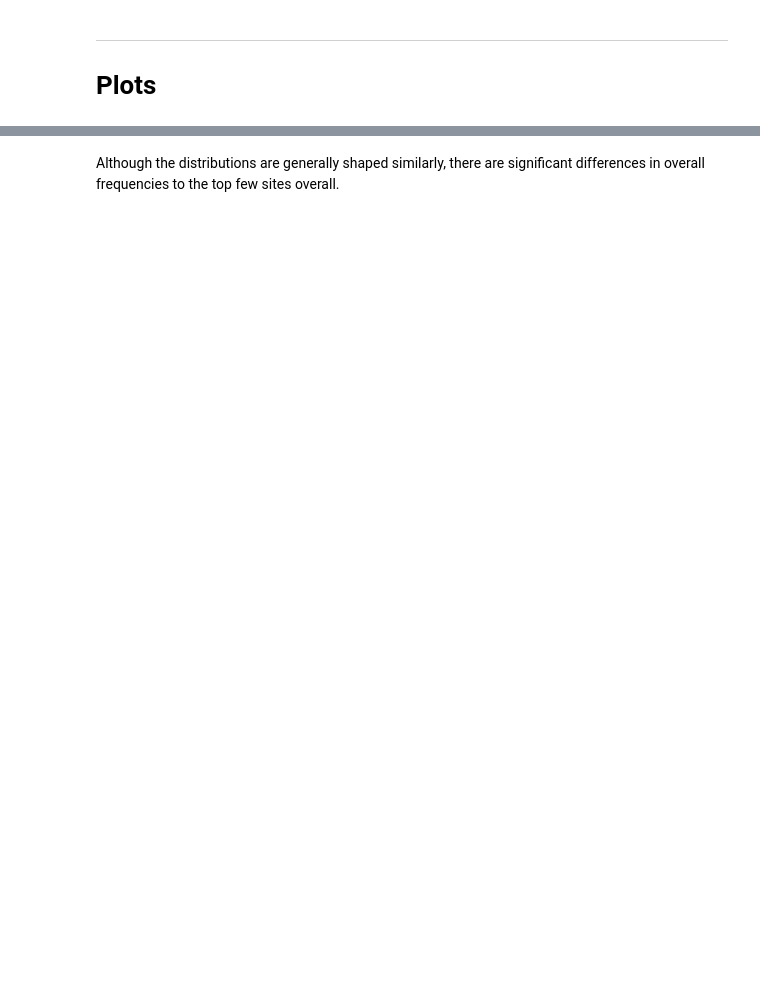
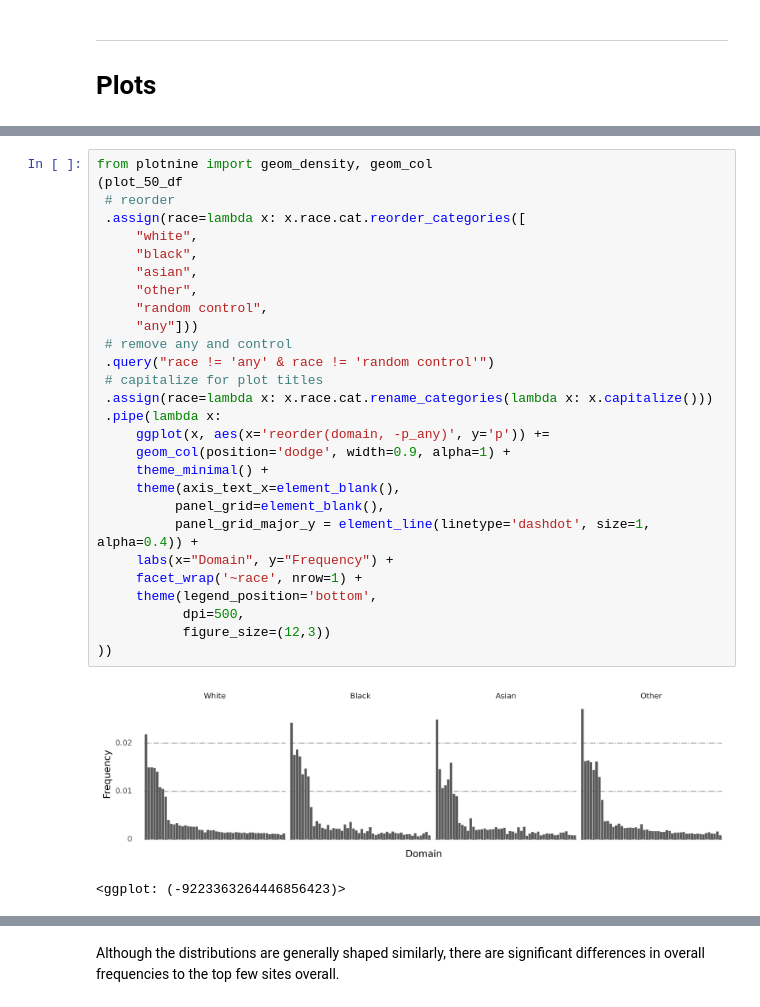
Before and after one commit to aberke/floc-analysis, a Jupyter notebook: notebooks/sensitivity-by-race-by-domain-visit-frequency.ipynb, the cells around one changed output, grey strips where cells are left out. Saved outputs shown, nothing was run; the diff lists cells and outputs as text; blank space fills up the shorter version.

```diff
--- a/notebooks/sensitivity-by-race-by-domain-visit-frequency.ipynb
+++ b/notebooks/sensitivity-by-race-by-domain-visit-frequency.ipynb
@@ -263,0 +335,31 @@ from plotnine import geom_density, geom_col
+# %%
+from plotnine import geom_density, geom_col
+(plot_50_df
+ # reorder
+ .assign(race=lambda x: x.race.cat.reorder_categories([
+     "white",
+     "black",
+     "asian",
+     "other",
+     "random control",
+     "any"]))
+ # remove any and control
+ .query("race != 'any' & race != 'random control'")
+ # capitalize for plot titles
+ .assign(race=lambda x: x.race.cat.rename_categories(lambda x: x.capitalize()))
+ .pipe(lambda x:
+     ggplot(x, aes(x='reorder(domain, -p_any)', y='p')) +=
+     geom_col(position='dodge', width=0.9, alpha=1) +
+     theme_minimal() +
+     theme(axis_text_x=element_blank(),
+          panel_grid=element_blank(),
+          panel_grid_major_y = element_line(linetype='dashdot', size=1, alpha=0.4)) +
+     labs(x="Domain", y="Frequency") +
+     facet_wrap('~race', nrow=1) +
+     theme(legend_position='bottom',
+           dpi=500,
+           figure_size=(12,3))
+))
+# %% [output]
+[figure, added]
+<ggplot: (-9223363264446856423)>
```
Also changed, not shown: parts of 23 cells of this notebook, 21 other files.
